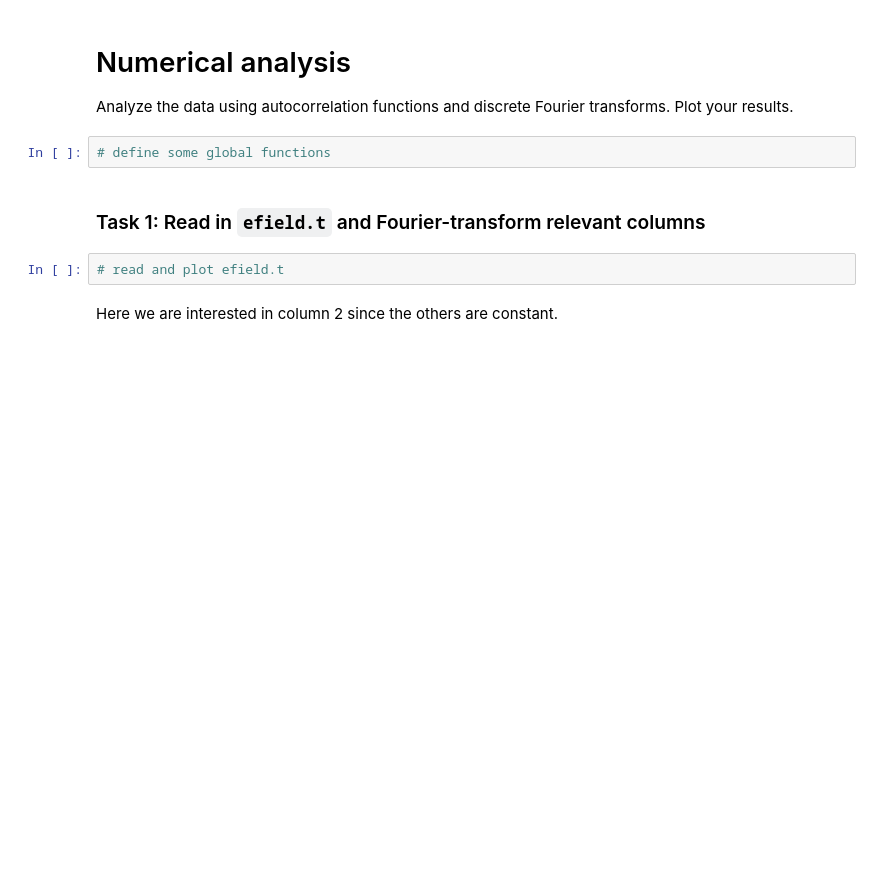
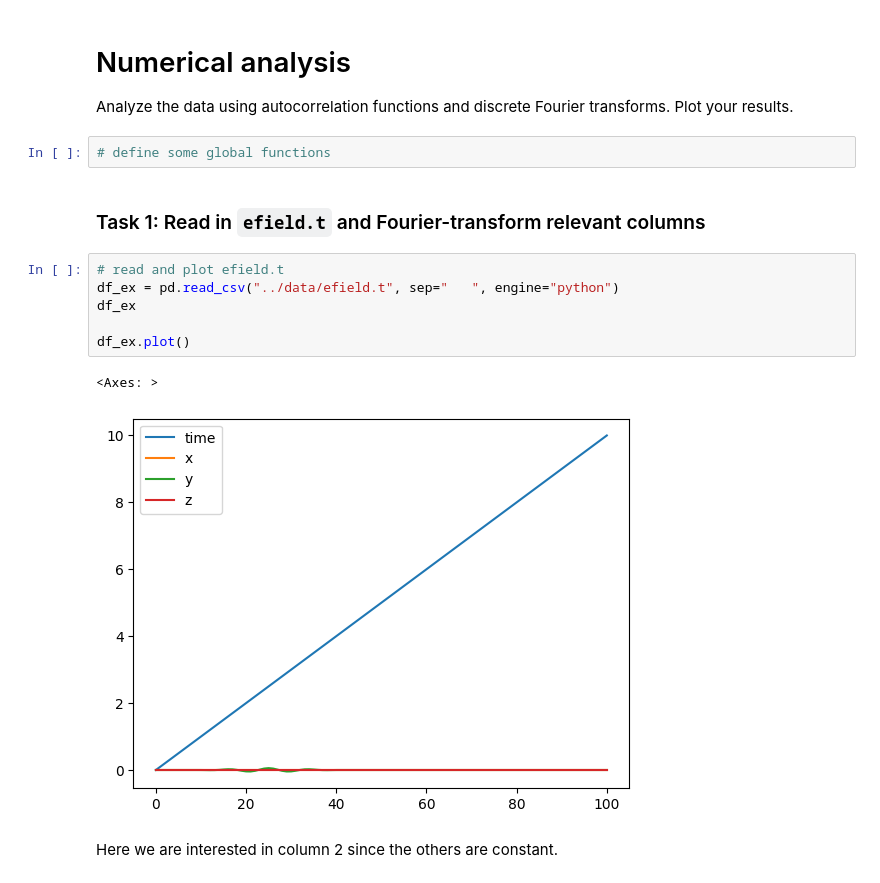
Before and after one commit to tlaus-ukhd/research-question-tlaus, a Jupyter notebook: notebook/notebook_unit1.ipynb, the cells around one changed output. Cells and saved outputs as stored; diff of their text form; blank space fills up the shorter version.

```diff
--- a/notebook/notebook_unit1.ipynb
+++ b/notebook/notebook_unit1.ipynb
@@ -281,6 +289,13 @@ Analyze the data using autocorrelation functions and discrete Fourier transforms
 ### Task 1: Read in `efield.t` and Fourier-transform relevant columns
 # %%
 # read and plot efield.t
+df_ex = pd.read_csv("../data/efield.t", sep="   ", engine="python")
+df_ex
+
+df_ex.plot()
+# %% [output]
+<Axes: >
+[figure, added]
 # %% [markdown]
 Here we are interested in column 2 since the others are constant.
 # %%
```
Also changed, not shown: parts of 4 cells of this notebook.
